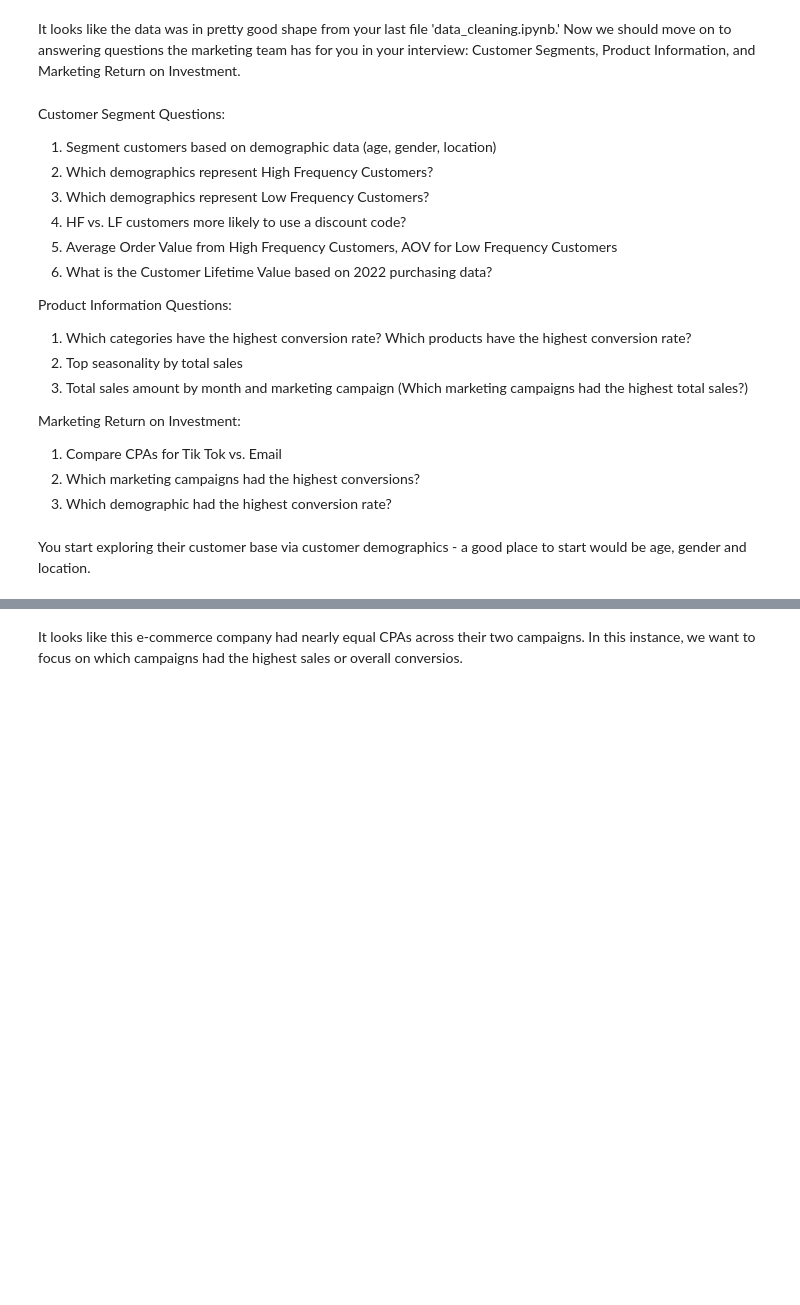
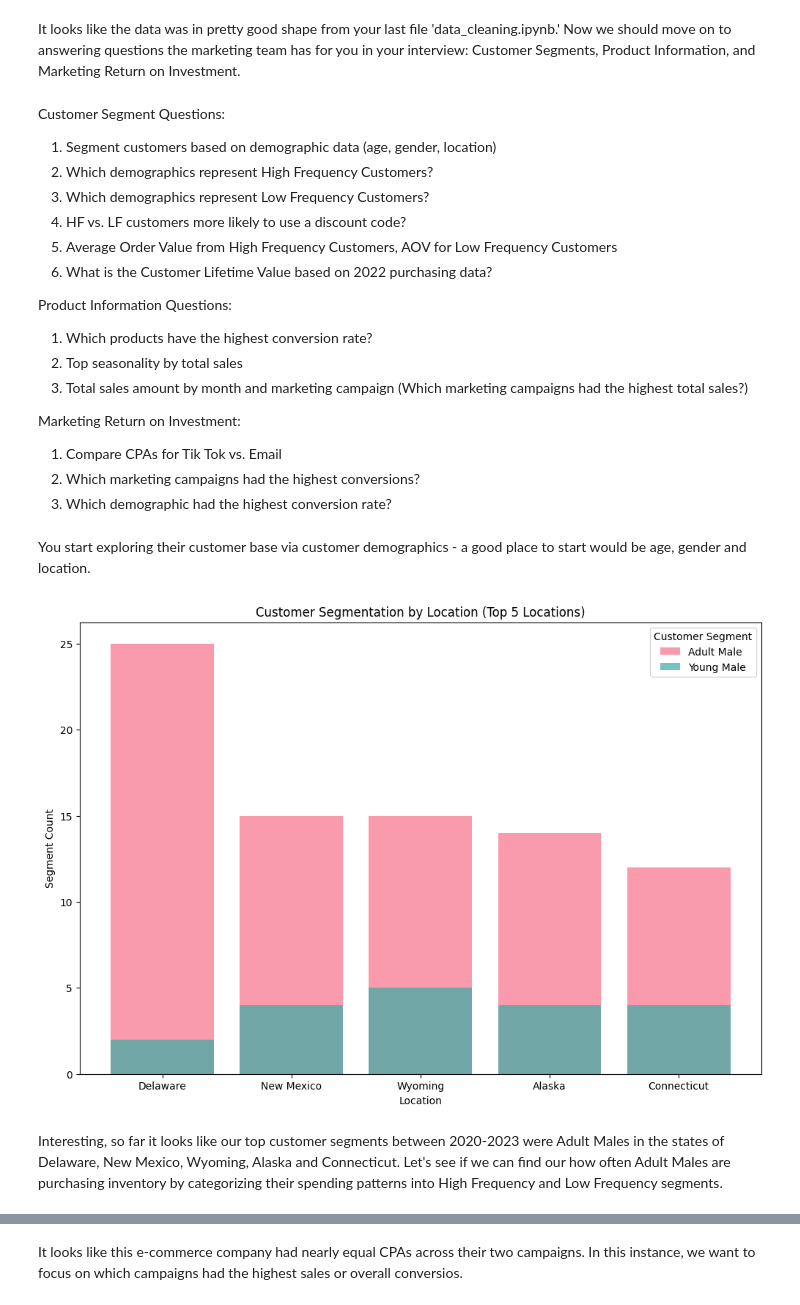
Before and after one commit to maggielittle95/shopper_trends, a Jupyter notebook: marketing_analysis.ipynb, the cells around one changed output, grey strips where cells are left out. Saved outputs shown, nothing was run; the diff lists cells and outputs as text; code cells hidden in the pictures; blank space fills up the shorter version.

```diff
--- a/marketing_analysis.ipynb
+++ b/marketing_analysis.ipynb
@@ -10,7 +10,7 @@ Customer Segment Questions:
 6. What is the Customer Lifetime Value based on 2022 purchasing data?
 
 Product Information Questions:
-1. Which categories have the highest conversion rate? Which products have the highest conversion rate?
+1. Which products have the highest conversion rate?
 2. Top seasonality by total sales
 3. Total sales amount by month and marketing campaign (Which marketing campaigns had the highest total sales?)
 
@@ -26,3 +29,52 @@ import sqlite3
 import sqlalchemy
 # %% [markdown]
 You start exploring their customer base via customer demographics - a good place to start would be age, gender and location.
+# %%
+conn = sqlite3.connect('cl_shopper_trends.db')
+cursor = conn.cursor()
+
+customer_segment_1 = '''
+    SELECT
+    Location,
+    CASE
+    WHEN Age < 30 AND Gender = 'Female' THEN 'Young Female'
+    WHEN Age < 30 AND Gender = 'Male' THEN 'Young Male'
+    WHEN Age >= 30 AND Gender = 'Female' THEN 'Adult Female'
+    WHEN Age >= 30 AND Gender = 'Male' THEN 'Adult Male'
+    ELSE 'Other'
+    END AS Customer_Segment,
+    COUNT(*) AS Segment_Count
+    FROM merged_data
+    GROUP BY Location, Customer_Segment
+    ORDER BY Segment_Count DESC;
+    '''
+customer_segment_1 = pd.read_sql(customer_segment_1, conn)
+
+top_locations = customer_segment_1['Location'].value_counts().nlargest(5).index
+customer_segment_1_top5 = customer_segment_1[customer_segment_1['Location'].isin(top_locations)]
+
+# Plotting the bar graph with different colors
+plt.figure(figsize=(12, 8))
+
+# Use seaborn color palette for distinct colors
+colors = sns.color_palette('husl', n_colors=len(customer_segment_1_top5['Customer_Segment'].unique()))
+
+for i, (seg, group) in enumerate(customer_segment_1_top5.groupby('Customer_Segment')):
+    plt.bar(
+        group['Location'],
+        group['Segment_Count'],
+        label=seg,
+        color=colors[i],
+        alpha=0.7  # Add transparency for better visualization
+    )
+
+plt.xlabel('Location')
+plt.ylabel('Segment Count')
+plt.title('Customer Segmentation by Location (Top 5 Locations)')
+plt.legend(title='Customer Segment')
+plt.show()
+# %% [output]
+[figure, added]
+# %% [markdown]
+Interesting, so far it looks like our top customer segments between 2020-2023 were Adult Males in the states of Delaware, New Mexico, Wyoming, Alaska and Connecticut.
+Let's see if we can find our how often Adult Males are purchasing inventory by categorizing their spending patterns into High Frequency and Low Frequency segments.
```
Also changed, not shown: parts of 19 cells of this notebook.
